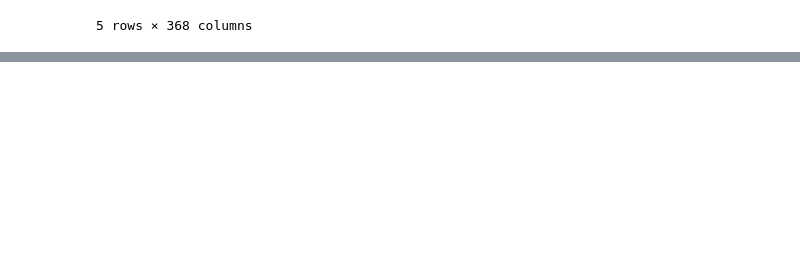
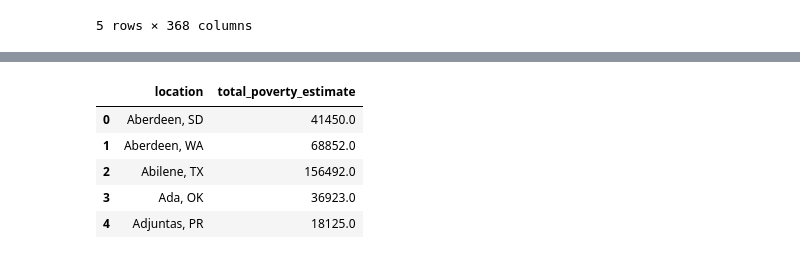
Before and after one commit to nhuquynhle22/Crime_Rates_vs_City_Budgets, a Jupyter notebook: poverty_dataset.ipynb, the cells around one changed output, grey strips where cells are left out. Cells and saved outputs as stored; diff of their text form; code cells hidden in the pictures; blank space fills up the shorter version.

```diff
--- a/poverty_dataset.ipynb
+++ b/poverty_dataset.ipynb
@@ -32,0 +37,12 @@ location
+# %%
+new_poverty_df = poverty_df[['Geographic Area Name', 'Estimate!!Total!!Population for whom poverty status is determined']]
+# %%
+new_poverty_df = new_poverty_df.rename(columns={'Geographic Area Name': 'location','Estimate!!Total!!Population for whom poverty status is determined': "total_poverty_estimate"})
+new_poverty_df.head()
+# %% [output]
+|  | location | total_poverty_estimate |
+| 0 | Aberdeen, SD | 41450.0 |
+| 1 | Aberdeen, WA | 68852.0 |
+| 2 | Abilene, TX | 156492.0 |
+| 3 | Ada, OK | 36923.0 |
+| 4 | Adjuntas, PR | 18125.0 |
```
Also changed, not shown: parts of 3 cells of this notebook.
